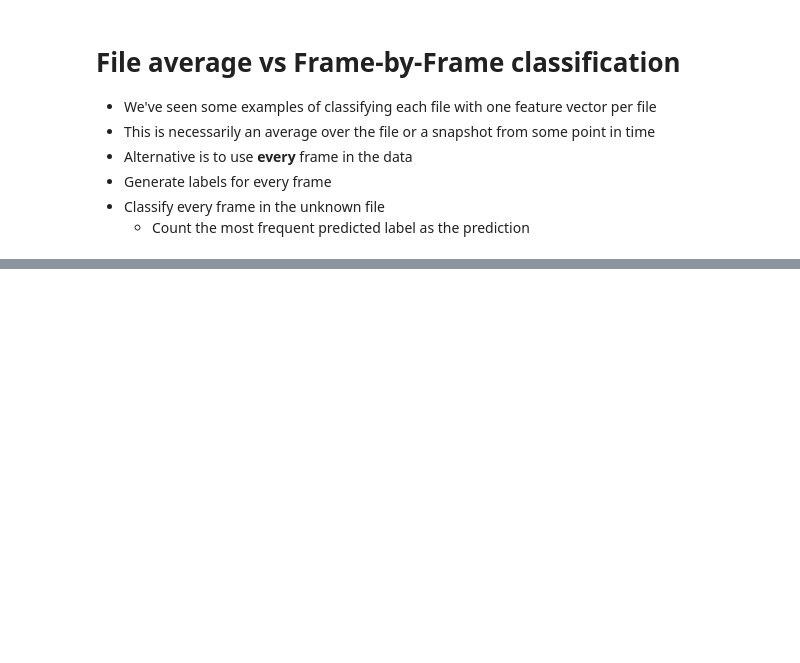
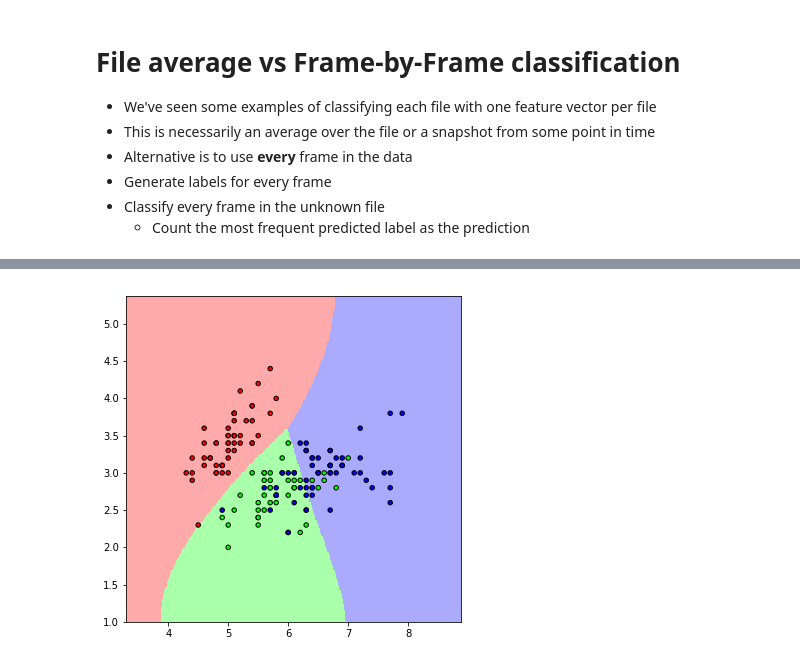
Before and after one commit to stevecassidy/reproducability-speech-analysis, a Jupyter notebook: lectures/L07 Classifiers.ipynb, the cells around one changed output, grey strips where cells are left out. Drawn from its saved outputs; the diff is of its cells as text; code cells hidden in the pictures; blank space fills up the shorter version.

```diff
--- a/lectures/L07 Classifiers.ipynb
+++ b/lectures/L07 Classifiers.ipynb
@@ -246,0 +281,5 @@ def extract_frame_features(datafiles, target):
+# %%
+svm = SVC()  # default RBF kernel
+show_decision_boundary(svm)
+# %% [output]
+[figure, added]
```
Also changed, not shown: parts of 10 cells of this notebook.
